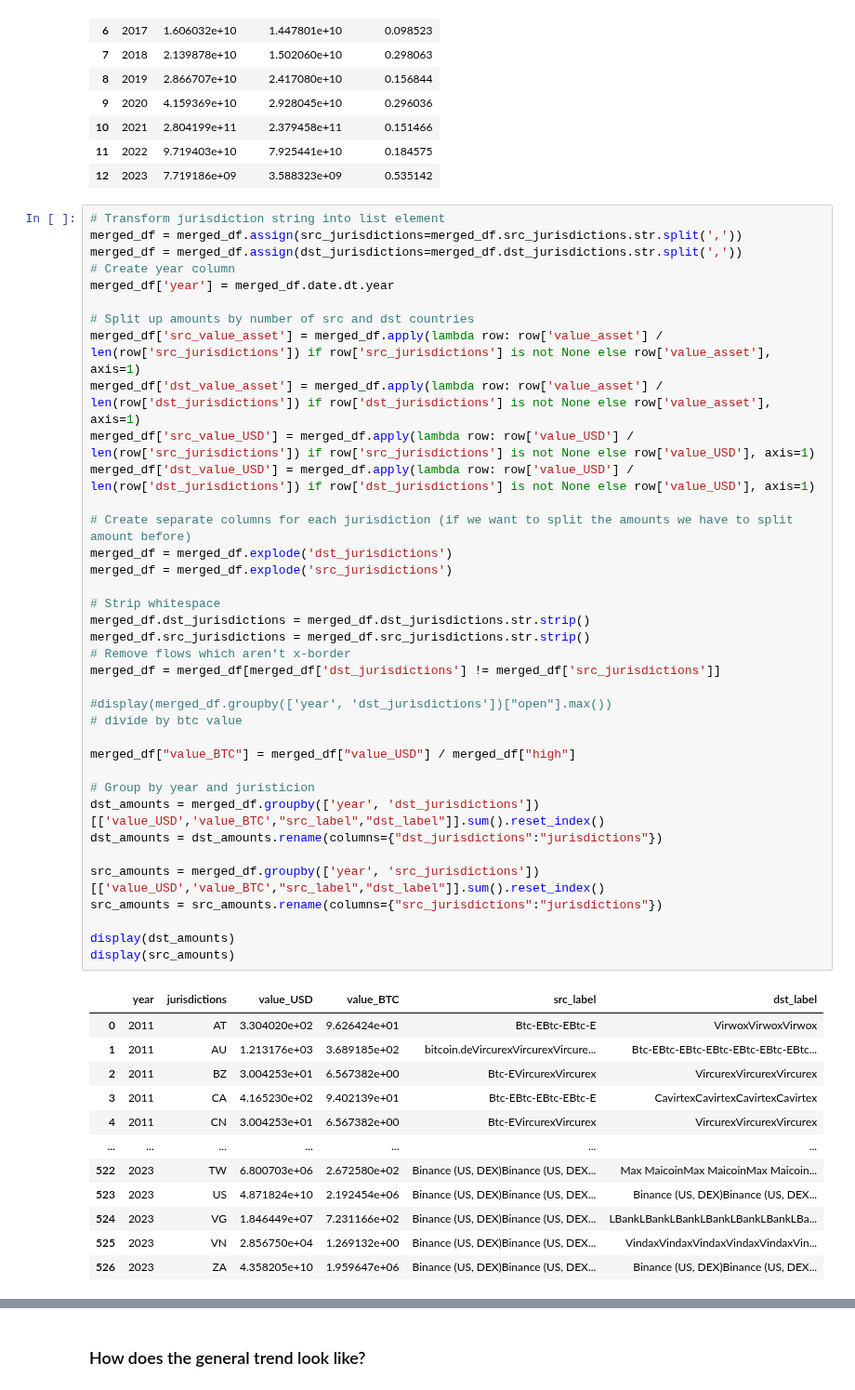
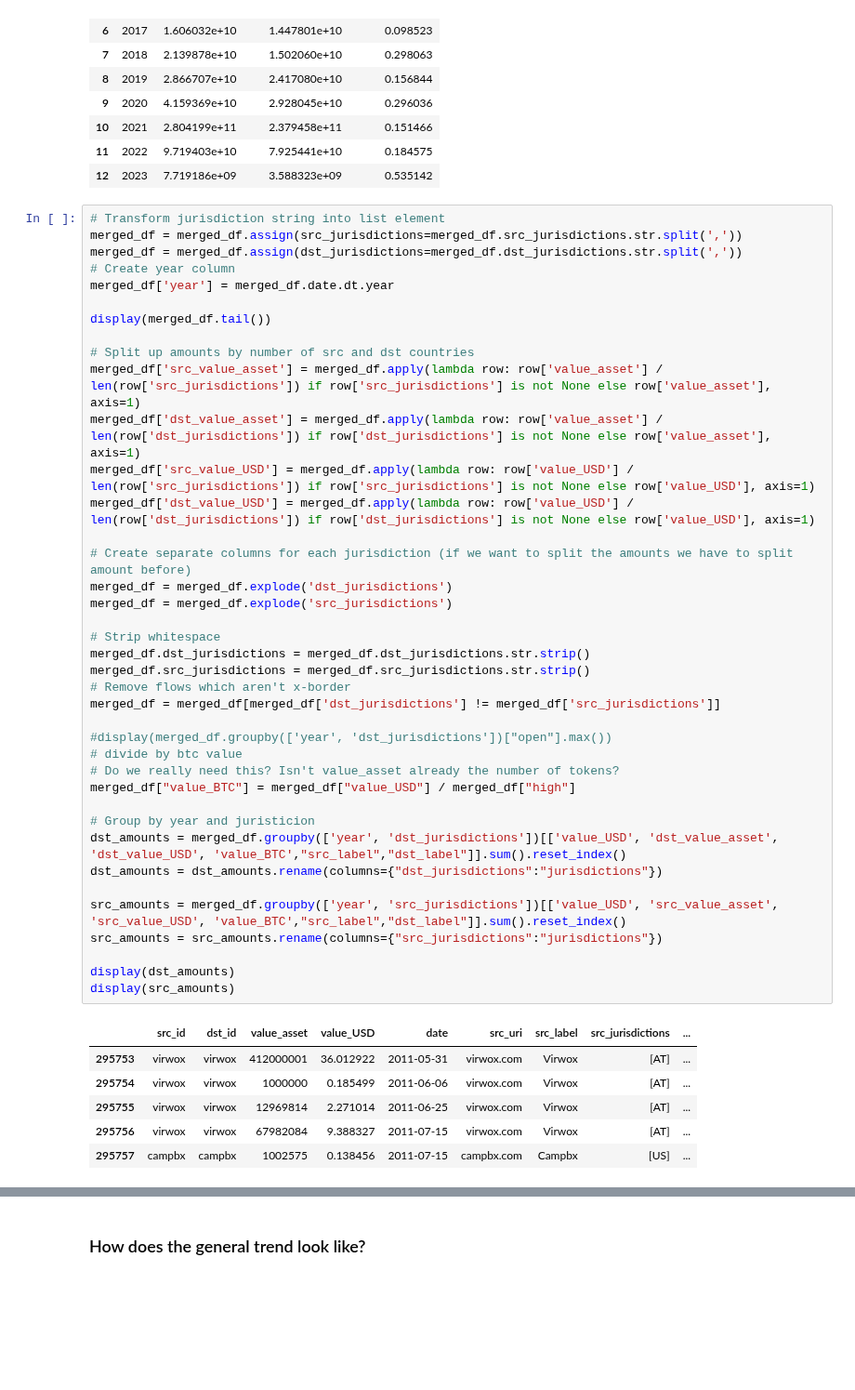
Before and after one commit to FlowDrucka64/MoneyFlow, a Jupyter notebook: data_exploration.ipynb, the cells around one changed output, grey strips where cells are left out. Shown at 93% size. Drawn from its saved outputs; the diff is of its cells as text; blank space fills up the shorter version.

```diff
--- a/data_exploration.ipynb
+++ b/data_exploration.ipynb
@@ -253,47 +253,43 @@ merged_df = merged_df.assign(src_jurisdictions=merged_df.src_jurisdictions.str.s
 merged_df = merged_df.assign(dst_jurisdictions=merged_df.dst_jurisdictions.str.split(','))
 # Create year column
 merged_df['year'] = merged_df.date.dt.year
+
+display(merged_df.tail())
 
 # Split up amounts by number of src and dst countries
 merged_df['src_value_asset'] = merged_df.apply(lambda row: row['value_asset'] / len(row['src_jurisdictions']) if row['src_jurisdictions'] is not None else row['value_asset'], axis=1)
 merged_df['dst_value_asset'] = merged_df.apply(lambda row: row['value_asset'] / len(row['dst_jurisdictions']) if row['dst_jurisdictions'] is not None else row['value_asset'], axis=1)
 merged_df['src_value_USD'] = merged_df.apply(lambda row: row['value_USD'] / len(row['src_jurisdictions']) if row['src_jurisdictions'] is not None else row['value_USD'], axis=1)
 merged_df['dst_value_USD'] = merged_df.apply(lambda row: row['value_USD'] / len(row['dst_jurisdictions']) if row['dst_jurisdictions'] is not None else row['value_USD'], axis=1)
 
 # Create separate columns for each jurisdiction (if we want to split the amounts we have to split amount before)
 merged_df = merged_df.explode('dst_jurisdictions')
 merged_df = merged_df.explode('src_jurisdictions')
 
 # Strip whitespace
 merged_df.dst_jurisdictions = merged_df.dst_jurisdictions.str.strip()
 merged_df.src_jurisdictions = merged_df.src_jurisdictions.str.strip()
 # Remove flows which aren't x-border
 merged_df = merged_df[merged_df['dst_jurisdictions'] != merged_df['src_jurisdictions']]
 
 #display(merged_df.groupby(['year', 'dst_jurisdictions'])["open"].max())
 # divide by btc value
-
+# Do we really need this? Isn't value_asset already the number of tokens?
 merged_df["value_BTC"] = merged_df["value_USD"] / merged_df["high"]
 
 # Group by year and juristicion
-dst_amounts = merged_df.groupby(['year', 'dst_jurisdictions'])[['value_USD','value_BTC',"src_label","dst_label"]].sum().reset_index()
+dst_amounts = merged_df.groupby(['year', 'dst_jurisdictions'])[['value_USD', 'dst_value_asset', 'dst_value_USD', 'value_BTC',"src_label","dst_label"]].sum().reset_index()
 dst_amounts = dst_amounts.rename(columns={"dst_jurisdictions":"jurisdictions"})
 
-src_amounts = merged_df.groupby(['year', 'src_jurisdictions'])[['value_USD','value_BTC',"src_label","dst_label"]].sum().reset_index()
+src_amounts = merged_df.groupby(['year', 'src_jurisdictions'])[['value_USD', 'src_value_asset', 'src_value_USD', 'value_BTC',"src_label","dst_label"]].sum().reset_index()
 src_amounts = src_amounts.rename(columns={"src_jurisdictions":"jurisdictions"})
 
 display(dst_amounts)
 display(src_amounts)
 # %% [output]
-|  | year | jurisdictions | value_USD | value_BTC | src_label | dst_label |
-| 0 | 2011 | AT | 3.304020e+02 | 9.626424e+01 | Btc-EBtc-EBtc-E | VirwoxVirwoxVirwox |
-| 1 | 2011 | AU | 1.213176e+03 | 3.689185e+02 | bitcoin.deVircurexVircurexVircure... | Btc-EBtc-EBtc-EBtc-EBtc-EBtc-EBtc... |
-| 2 | 2011 | BZ | 3.004253e+01 | 6.567382e+00 | Btc-EVircurexVircurex | VircurexVircurexVircurex |
-| 3 | 2011 | CA | 4.165230e+02 | 9.402139e+01 | Btc-EBtc-EBtc-EBtc-E | CavirtexCavirtexCavirtexCavirtex |
-| 4 | 2011 | CN | 3.004253e+01 | 6.567382e+00 | Btc-EVircurexVircurex | VircurexVircurexVircurex |
-| ... | ... | ... | ... | ... | ... | ... |
-| 522 | 2023 | TW | 6.800703e+06 | 2.672580e+02 | Binance (US, DEX)Binance (US, DEX... | Max MaicoinMax MaicoinMax Maicoin... |
-| 523 | 2023 | US | 4.871824e+10 | 2.192454e+06 | Binance (US, DEX)Binance (US, DEX... | Binance (US, DEX)Binance (US, DEX... |
-| 524 | 2023 | VG | 1.846449e+07 | 7.231166e+02 | Binance (US, DEX)Binance (US, DEX... | LBankLBankLBankLBankLBankLBankLBa... |
-| 525 | 2023 | VN | 2.856750e+04 | 1.269132e+00 | Binance (US, DEX)Binance (US, DEX... | VindaxVindaxVindaxVindaxVindaxVin... |
-| 526 | 2023 | ZA | 4.358205e+10 | 1.959647e+06 | Binance (US, DEX)Binance (US, DEX... | Binance (US, DEX)Binance (US, DEX... |
+|  | src_id | dst_id | value_asset | value_USD | date | src_uri | src_label | src_jurisdictions | ... |
+| 295753 | virwox | virwox | 412000001 | 36.012922 | 2011-05-31 | virwox.com | Virwox | [AT] | ... |
+| 295754 | virwox | virwox | 1000000 | 0.185499 | 2011-06-06 | virwox.com | Virwox | [AT] | ... |
+| 295755 | virwox | virwox | 12969814 | 2.271014 | 2011-06-25 | virwox.com | Virwox | [AT] | ... |
+| 295756 | virwox | virwox | 67982084 | 9.388327 | 2011-07-15 | virwox.com | Virwox | [AT] | ... |
+| 295757 | campbx | campbx | 1002575 | 0.138456 | 2011-07-15 | campbx.com | Campbx | [US] | ... |
```
Also changed, not shown: parts of 6 cells of this notebook.
